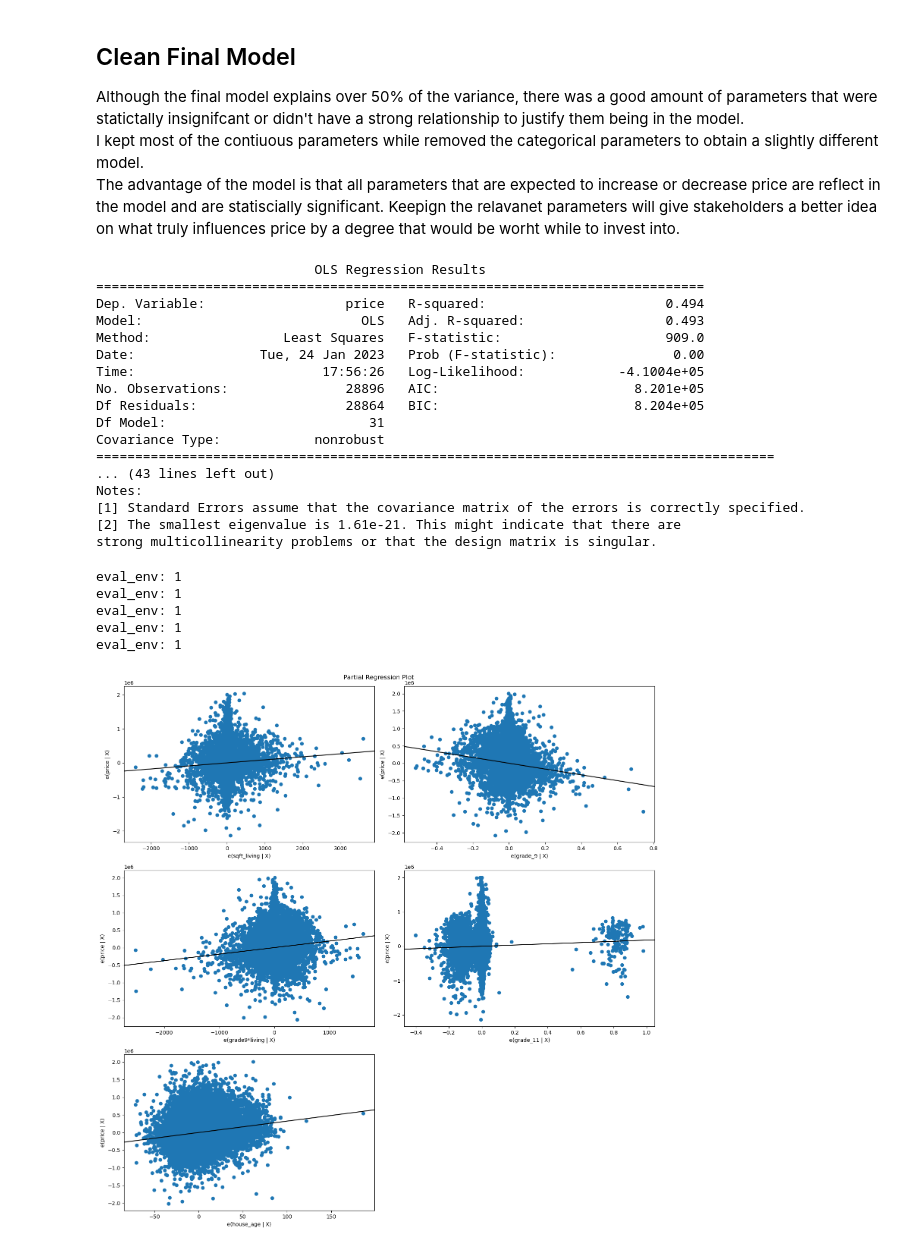
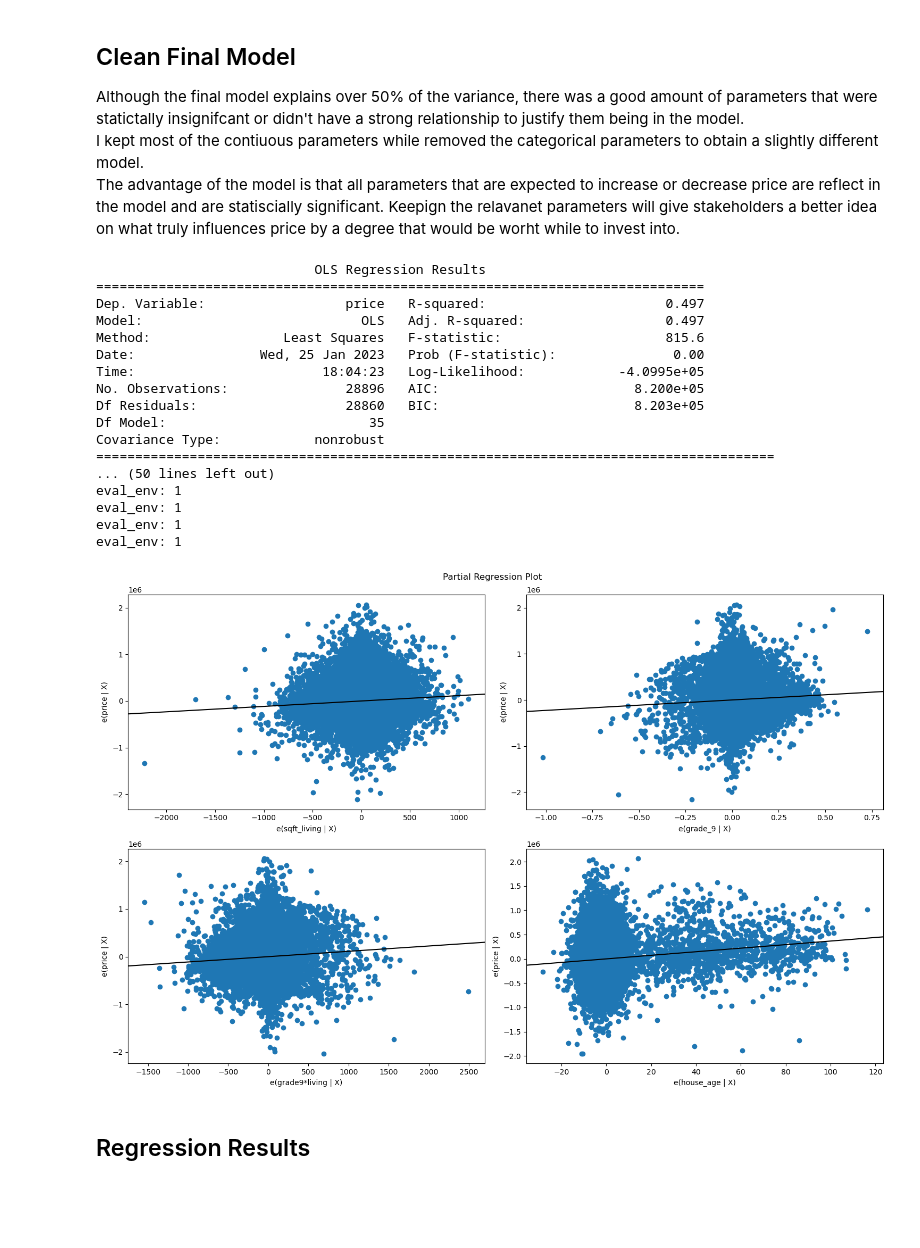
Before and after one commit to Tommyphung1/King-County-Feature-Regression, a Jupyter notebook: house_notebook.ipynb, the cells around one changed output. Cells and saved outputs as stored; diff of their text form; code cells hidden in the pictures; blank space fills up the shorter version.

```diff
--- a/house_notebook.ipynb
+++ b/house_notebook.ipynb
@@ -443,45 +416,43 @@ I kept most of the contiuous parameters while removed the categorical parameters
 The advantage of the model is that all parameters that are expected to increase or decrease price are reflect in the model and are statiscially significant. Keepign the relavanet parameters will give stakeholders a better idea on what truly influences price by a degree that would be worht while to invest into.
 # %%
 X = df_final[['sqft_living','floors',
-       'sqft_basement', 'sqft_garage', 'sqft_patio', 'house_age',
-        'greenbelt_YES', 'view_EXCELLENT', 'view_NONE',
-       'view_other', 'condition_Good', 'condition_Very Good',
-       'condition_other', 'heat_source_Gas',
-       'heat_source_other',
-       'grade_11', 'grade_12', 'grade_13', 'grade_2', 'grade_3', 'grade_4',
-       'grade_5', 'grade_6', 'grade_7', 'grade_8', 'grade_9', 'grade2*living',
-       'grade4*living', 'grade5*living', 'grade7*living',
-       'grade8*living', 'grade9*living','grade13*living']]
+       'sqft_above', 'sqft_basement', 'sqft_garage', 'sqft_patio',
+       'relative_age', 'house_age',
+       'greenbelt_YES', 'view_AVERAGE', 'view_EXCELLENT',
+       'view_GOOD', 'view_other', 'condition_Good', 'condition_Very Good',
+        'grade_10', 'grade_11', 'grade_12', 'grade_13',
+       'grade_3', 'grade_4', 'grade_5', 'grade_6', 'grade_8',
+       'grade_9', 'heat_source_Gas',
+       'heat_source_other', 'sewer_system_PUBLIC',
+       'grade4*living', 'grade5*living', 'grade6*living',
+       'grade8*living', 'grade9*living', 'grade10*living', 'grade11*living',
+       'grade13*living']]
 y = df_final['price']
 model_final_2 = sm.OLS(y, sm.add_constant(X))
 result_final_2 = model_final_2.fit()
 print(result_final_2.summary())
+
+fig = plt.figure(figsize=(15,10));
+sm.graphics.plot_partregress_grid(result_final_2, exog_idx=['sqft_living', 'grade_9', 'grade9*living','house_age' ], fig= fig);
+plt.tight_layout();
 # %% [output]
                             OLS Regression Results
 ==============================================================================
-Dep. Variable:                  price   R-squared:                       0.494
-Model:                            OLS   Adj. R-squared:                  0.493
-Method:                 Least Squares   F-statistic:                     909.0
-Date:                Tue, 24 Jan 2023   Prob (F-statistic):               0.00
-Time:                        17:56:26   Log-Likelihood:            -4.1004e+05
-No. Observations:               28896   AIC:                         8.201e+05
-Df Residuals:                   28864   BIC:                         8.204e+05
-Df Model:                          31
+Dep. Variable:                  price   R-squared:                       0.497
+Model:                            OLS   Adj. R-squared:                  0.497
+Method:                 Least Squares   F-statistic:                     815.6
+Date:                Wed, 25 Jan 2023   Prob (F-statistic):               0.00
+Time:                        18:04:23   Log-Likelihood:            -4.0995e+05
+No. Observations:               28896   AIC:                         8.200e+05
+Df Residuals:                   28860   BIC:                         8.203e+05
+Df Model:                          35
 Covariance Type:            nonrobust
 =======================================================================================
-... (43 lines left out)
-Notes:
-[1] Standard Errors assume that the covariance matrix of the errors is correctly specified.
-[2] The smallest eigenvalue is 1.61e-21. This might indicate that there are
-strong multicollinearity problems or that the design matrix is singular.
+... (50 lines left out)
+eval_env: 1
+eval_env: 1
+eval_env: 1
+eval_env: 1
+[figure, added]
-# %%
-fig = plt.figure(figsize=(15,15));
-sm.graphics.plot_partregress_grid(result_final_2, exog_idx=['sqft_living', 'grade_9', 'grade9*living','grade_11','house_age' ], fig= fig);
-plt.tight_layout();
-# %% [output]
-eval_env: 1
-eval_env: 1
-eval_env: 1
-eval_env: 1
-eval_env: 1
-[figure, removed]
+# %% [markdown]
+## Regression Results
```
Also changed, not shown: parts of 48 cells of this notebook, 1 other file.
